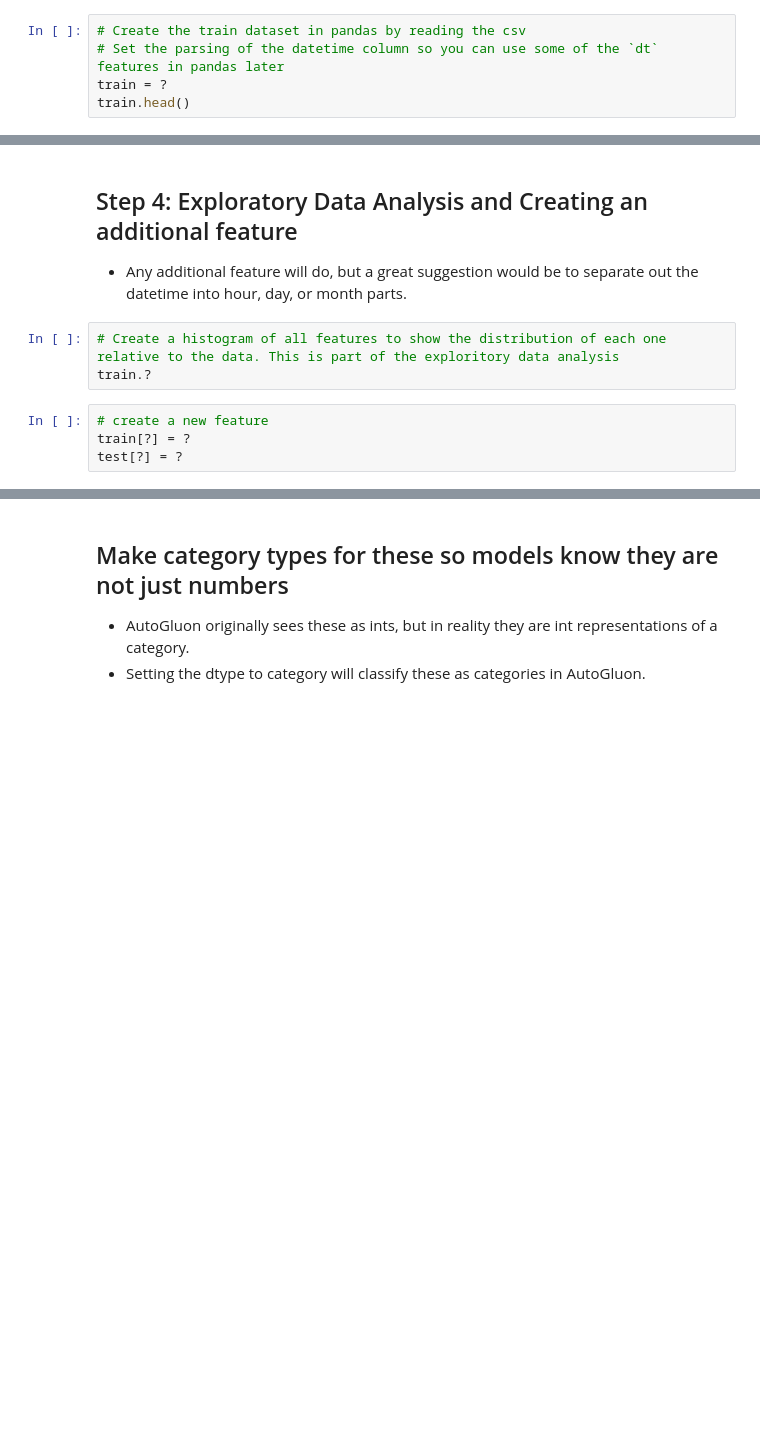
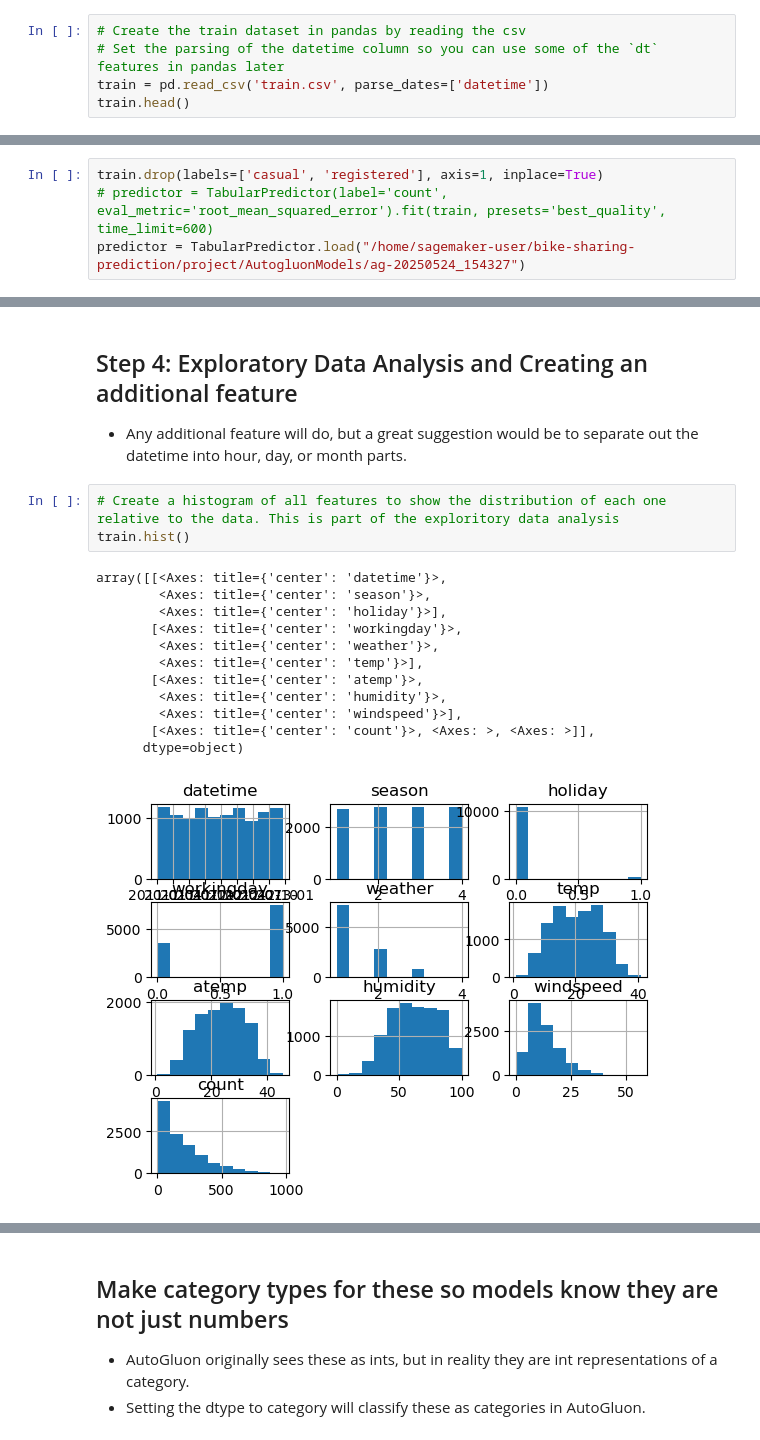
Before and after one commit to o7k7/bike-sharing-prediction, a Jupyter notebook: project/project-template.ipynb, the cells around one changed output, grey strips where cells are left out. Cells and saved outputs as stored; diff of their text form; blank space fills up the shorter version.

Commit message:
Train and compare models

```diff
--- a/project/project-template.ipynb
+++ b/project/project-template.ipynb
@@ -76,5 +106,5 @@ from autogluon.tabular import TabularPredictor
 # %%
 # Create the train dataset in pandas by reading the csv
 # Set the parsing of the datetime column so you can use some of the `dt` features in pandas later
-train = ?
+train = pd.read_csv('train.csv', parse_dates=['datetime'])
 train.head()
@@ -102,3 +163,7 @@ predictor = TabularPredictor(?).fit(?)
+# %%
+train.drop(labels=['casual', 'registered'], axis=1, inplace=True)
+# predictor = TabularPredictor(label='count', eval_metric='root_mean_squared_error').fit(train, presets='best_quality', time_limit=600)
+predictor = TabularPredictor.load("/home/sagemaker-user/bike-sharing-prediction/project/AutogluonModels/ag-20250524_154327")
 # %% [markdown]
 ### Review AutoGluon's training run with ranking of models that did the best.
 # %%
@@ -137,8 +296,17 @@ submission.to_csv("submission.csv", index=False)
 * Any additional feature will do, but a great suggestion would be to separate out the datetime into hour, day, or month parts.
 # %%
 # Create a histogram of all features to show the distribution of each one relative to the data. This is part of the exploritory data analysis
-train.?
+train.hist()
+# %% [output]
+array([[<Axes: title={'center': 'datetime'}>,
+        <Axes: title={'center': 'season'}>,
+        <Axes: title={'center': 'holiday'}>],
+       [<Axes: title={'center': 'workingday'}>,
+        <Axes: title={'center': 'weather'}>,
+        <Axes: title={'center': 'temp'}>],
+       [<Axes: title={'center': 'atemp'}>,
+        <Axes: title={'center': 'humidity'}>,
+        <Axes: title={'center': 'windspeed'}>],
+       [<Axes: title={'center': 'count'}>, <Axes: >, <Axes: >]],
+      dtype=object)
+[figure, added]
-# %%
-# create a new feature
-train[?] = ?
-test[?] = ?
```
Also changed, not shown: parts of 46 cells of this notebook.
